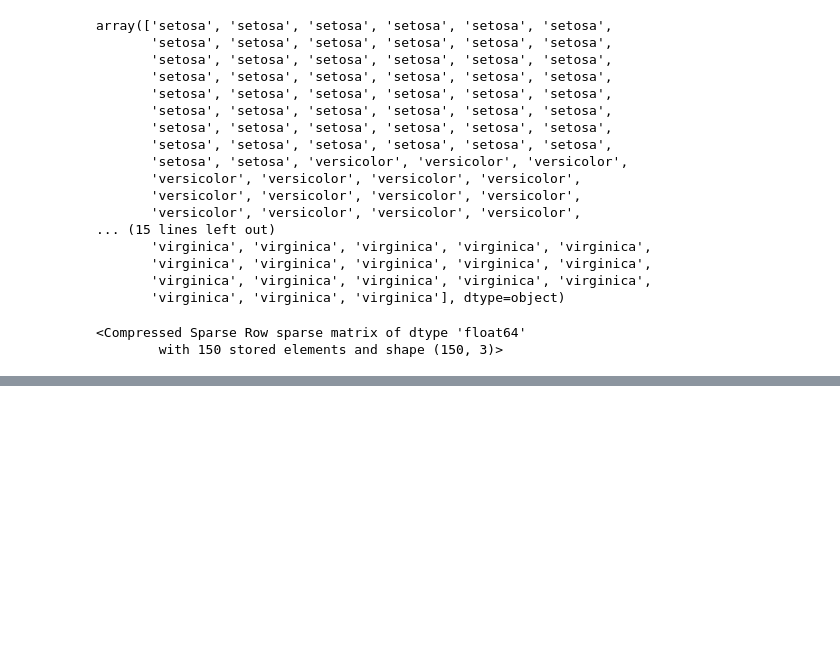
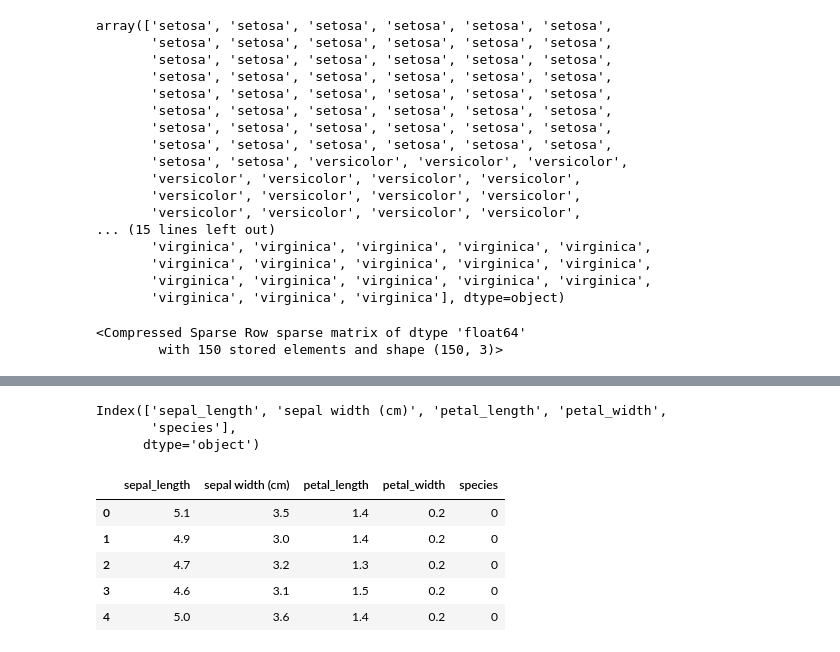
Before and after one commit to sebastianzzab/Curso-SIC, a Jupyter notebook: Semana 14/Clase 1.ipynb, the cells around one changed output, grey strips where cells are left out. Saved outputs shown, nothing was run; the diff lists cells and outputs as text; code cells hidden in the pictures; blank space fills up the shorter version.

```diff
--- a/Semana 14/Clase 1.ipynb
+++ b/Semana 14/Clase 1.ipynb
@@ -696,0 +839,21 @@ TypeError: 'OneHotEncoder' object is not subscriptable
+# %%
+# Fusionar la caracteristica y el objetivo
+iris = pd.concat([feature,target],axis=1)
+# Cambiar el nombre de la columna
+iris.rename({"sepal length (cm)":"sepal_length","specal width (cm)":"specal_width",
+             "petal length (cm)":"petal_length","petal width (cm)":"petal_width"},
+             axis=1,inplace=True)
+iris.columns
+# %% [output]
+Index(['sepal_length', 'sepal width (cm)', 'petal_length', 'petal_width',
+       'species'],
+      dtype='object')
+# %%
+iris.head()
+# %% [output]
+|  | sepal_length | sepal width (cm) | petal_length | petal_width | species |
+| 0 | 5.1 | 3.5 | 1.4 | 0.2 | 0 |
+| 1 | 4.9 | 3.0 | 1.4 | 0.2 | 0 |
+| 2 | 4.7 | 3.2 | 1.3 | 0.2 | 0 |
+| 3 | 4.6 | 3.1 | 1.5 | 0.2 | 0 |
+| 4 | 5.0 | 3.6 | 1.4 | 0.2 | 0 |
```
Also changed, not shown: parts of 26 cells of this notebook, 1 other file.
